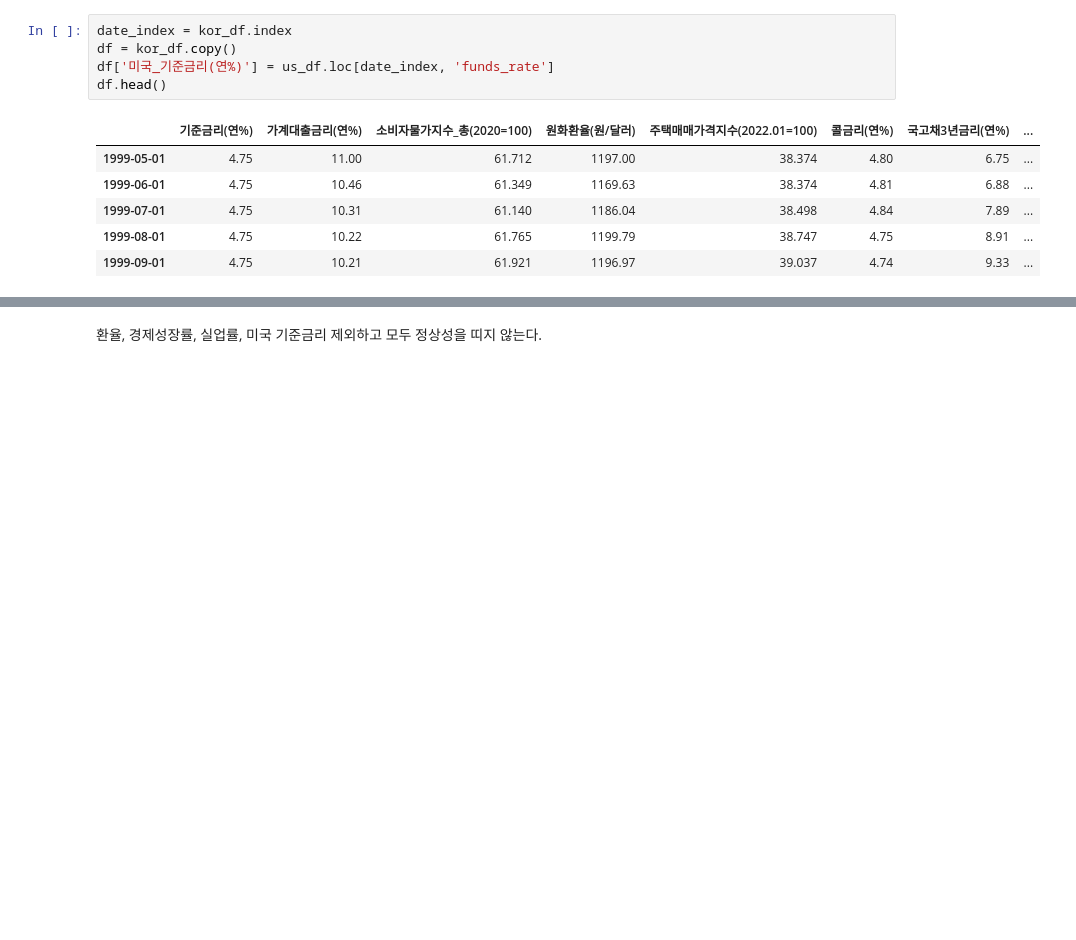
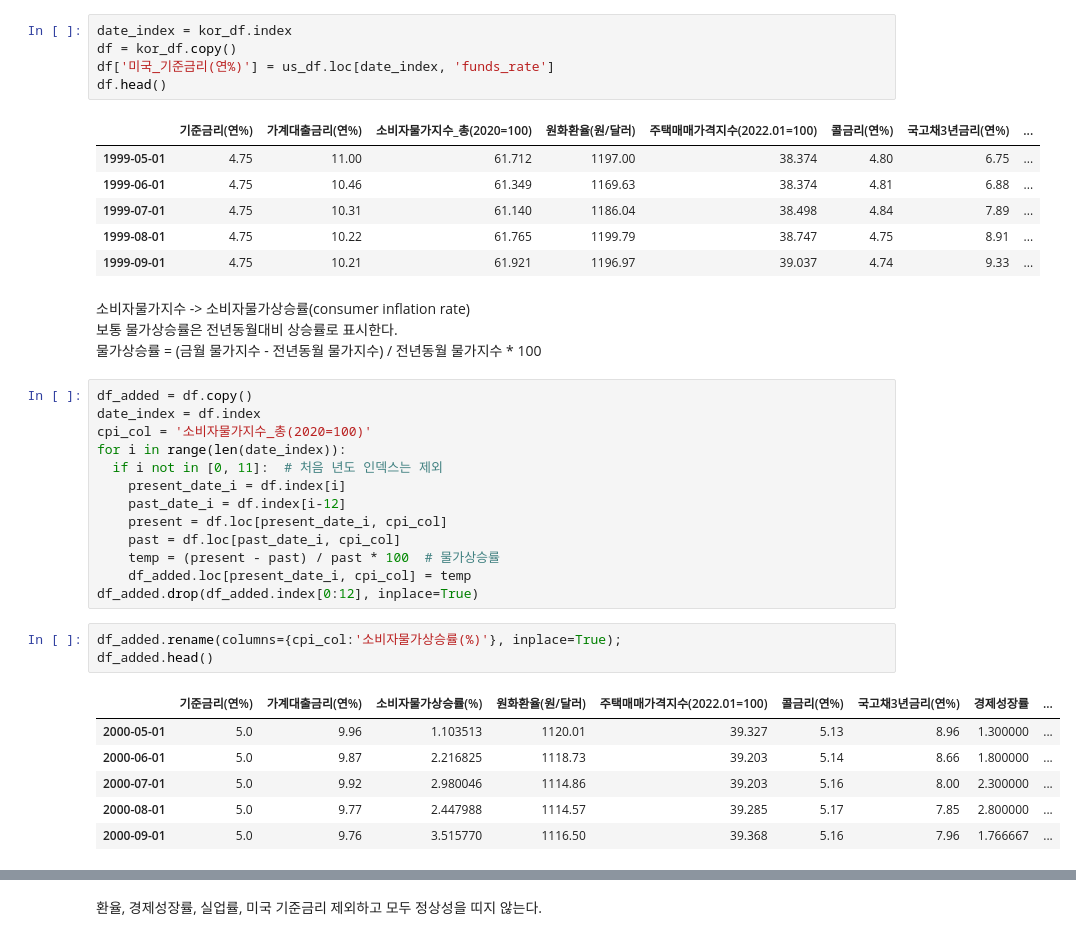
Before and after one commit to nan-park/section2_project, a Jupyter notebook: data_modeling.ipynb, the cells around one changed output, grey strips where cells are left out. Saved outputs shown, nothing was run; the diff lists cells and outputs as text; blank space fills up the shorter version.

```diff
--- a/data_modeling.ipynb
+++ b/data_modeling.ipynb
@@ -51,3 +51,30 @@ df.head()
 | 1999-07-01 | 4.75 | 10.31 | 61.140 | 1186.04 | 38.498 | 4.84 | 7.89 | ... |
 | 1999-08-01 | 4.75 | 10.22 | 61.765 | 1199.79 | 38.747 | 4.75 | 8.91 | ... |
 | 1999-09-01 | 4.75 | 10.21 | 61.921 | 1196.97 | 39.037 | 4.74 | 9.33 | ... |
+# %% [markdown]
+소비자물가지수 -> 소비자물가상승률(consumer inflation rate)<br>
+보통 물가상승률은 전년동월대비 상승률로 표시한다.<br>
+물가상승률 = (금월 물가지수 - 전년동월 물가지수) / 전년동월 물가지수 * 100
+# %%
+df_added = df.copy()
+date_index = df.index
+cpi_col = '소비자물가지수_총(2020=100)'
+for i in range(len(date_index)):
+  if i not in [0, 11]:  # 처음 년도 인덱스는 제외
+    present_date_i = df.index[i]
+    past_date_i = df.index[i-12]
+    present = df.loc[present_date_i, cpi_col]
+    past = df.loc[past_date_i, cpi_col]
+    temp = (present - past) / past * 100  # 물가상승률
+    df_added.loc[present_date_i, cpi_col] = temp
+df_added.drop(df_added.index[0:12], inplace=True)
+# %%
+df_added.rename(columns={cpi_col:'소비자물가상승률(%)'}, inplace=True);
+df_added.head()
+# %% [output]
+|  | 기준금리(연%) | 가계대출금리(연%) | 소비자물가상승률(%) | 원화환율(원/달러) | 주택매매가격지수(2022.01=100) | 콜금리(연%) | 국고채3년금리(연%) | 경제성장률 | ... |
+| 2000-05-01 | 5.0 | 9.96 | 1.103513 | 1120.01 | 39.327 | 5.13 | 8.96 | 1.300000 | ... |
+| 2000-06-01 | 5.0 | 9.87 | 2.216825 | 1118.73 | 39.203 | 5.14 | 8.66 | 1.800000 | ... |
+| 2000-07-01 | 5.0 | 9.92 | 2.980046 | 1114.86 | 39.203 | 5.16 | 8.00 | 2.300000 | ... |
+| 2000-08-01 | 5.0 | 9.77 | 2.447988 | 1114.57 | 39.285 | 5.17 | 7.85 | 2.800000 | ... |
+| 2000-09-01 | 5.0 | 9.76 | 3.515770 | 1116.50 | 39.368 | 5.16 | 7.96 | 1.766667 | ... |
```
Also changed, not shown: parts of 21 cells of this notebook.
